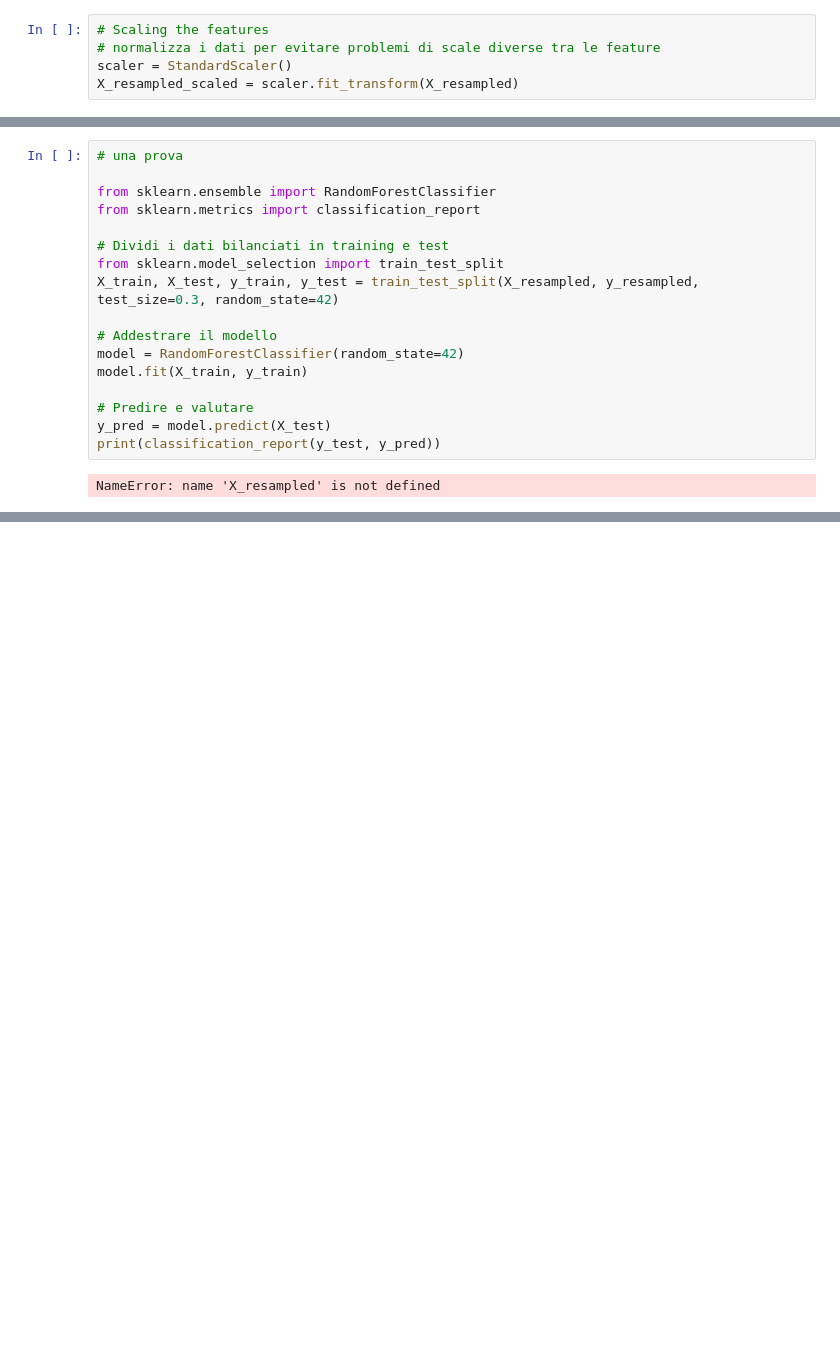
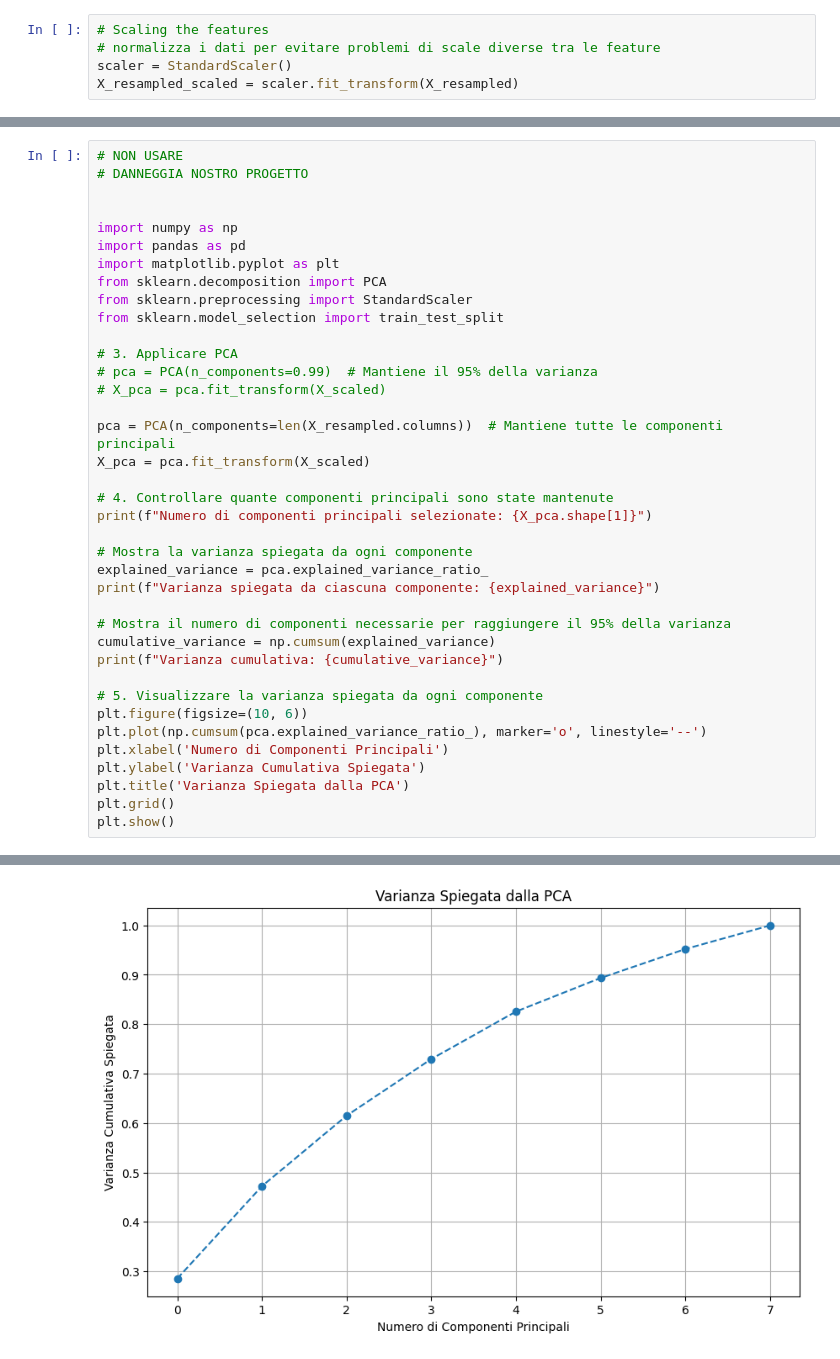
Before and after one commit to oleksandragolub/Progetto-Machine-Learning, a Jupyter notebook: progetto_machine_learning.ipynb, the cells around one changed output, grey strips where cells are left out. Saved outputs shown, nothing was run; the diff lists cells and outputs as text; blank space fills up the shorter version.

Commit message:
parte iniziale di preprocessing

```diff
--- a/progetto_machine_learning.ipynb
+++ b/progetto_machine_learning.ipynb
@@ -221,19 +316,39 @@ x_train, x_test, y_train, y_test = train_test_split(X_resampled_scaled, y_resamp
-# %%
-# una prova
-
-from sklearn.ensemble import RandomForestClassifier
-from sklearn.metrics import classification_report
-
-# Dividi i dati bilanciati in training e test
-from sklearn.model_selection import train_test_split
-X_train, X_test, y_train, y_test = train_test_split(X_resampled, y_resampled, test_size=0.3, random_state=42)
-
-# Addestrare il modello
-model = RandomForestClassifier(random_state=42)
-model.fit(X_train, y_train)
-
-# Predire e valutare
-y_pred = model.predict(X_test)
-print(classification_report(y_test, y_pred))
-# %% [output]
-NameError: name 'X_resampled' is not defined
+# %%
+# NON USARE
+# DANNEGGIA NOSTRO PROGETTO
+
+
+import numpy as np
+import pandas as pd
+import matplotlib.pyplot as plt
+from sklearn.decomposition import PCA
+from sklearn.preprocessing import StandardScaler
+from sklearn.model_selection import train_test_split
+
+# 3. Applicare PCA
+# pca = PCA(n_components=0.99)  # Mantiene il 95% della varianza
+# X_pca = pca.fit_transform(X_scaled)
+
+pca = PCA(n_components=len(X_resampled.columns))  # Mantiene tutte le componenti principali
+X_pca = pca.fit_transform(X_scaled)
+
+# 4. Controllare quante componenti principali sono state mantenute
+print(f"Numero di componenti principali selezionate: {X_pca.shape[1]}")
+
+# Mostra la varianza spiegata da ogni componente
+explained_variance = pca.explained_variance_ratio_
+print(f"Varianza spiegata da ciascuna componente: {explained_variance}")
+
+# Mostra il numero di componenti necessarie per raggiungere il 95% della varianza
+cumulative_variance = np.cumsum(explained_variance)
+print(f"Varianza cumulativa: {cumulative_variance}")
+
+# 5. Visualizzare la varianza spiegata da ogni componente
+plt.figure(figsize=(10, 6))
+plt.plot(np.cumsum(pca.explained_variance_ratio_), marker='o', linestyle='--')
+plt.xlabel('Numero di Componenti Principali')
+plt.ylabel('Varianza Cumulativa Spiegata')
+plt.title('Varianza Spiegata dalla PCA')
+plt.grid()
+plt.show()
+# %% [output]
@@ -239,0 +360 @@ NameError: name 'X_resampled' is not defined
+[figure, added]
```
Also changed, not shown: parts of 12 cells of this notebook.
